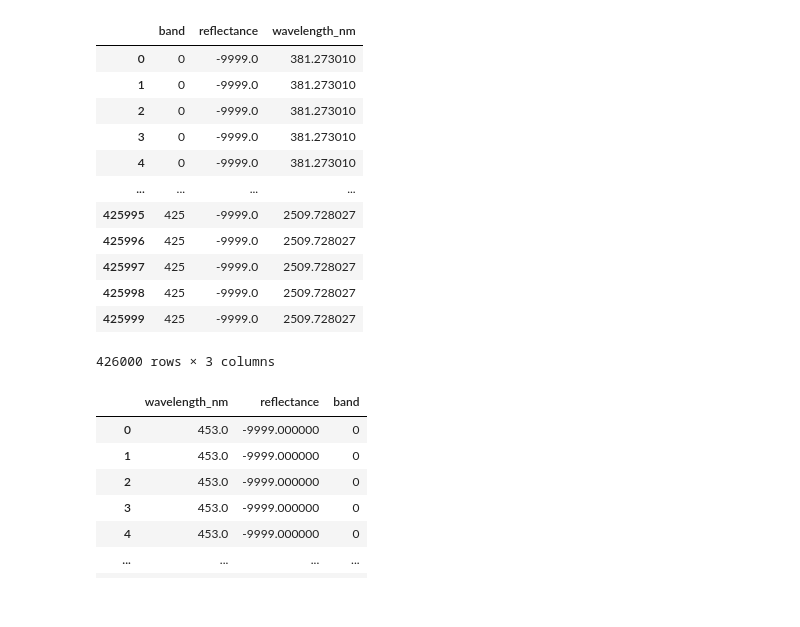
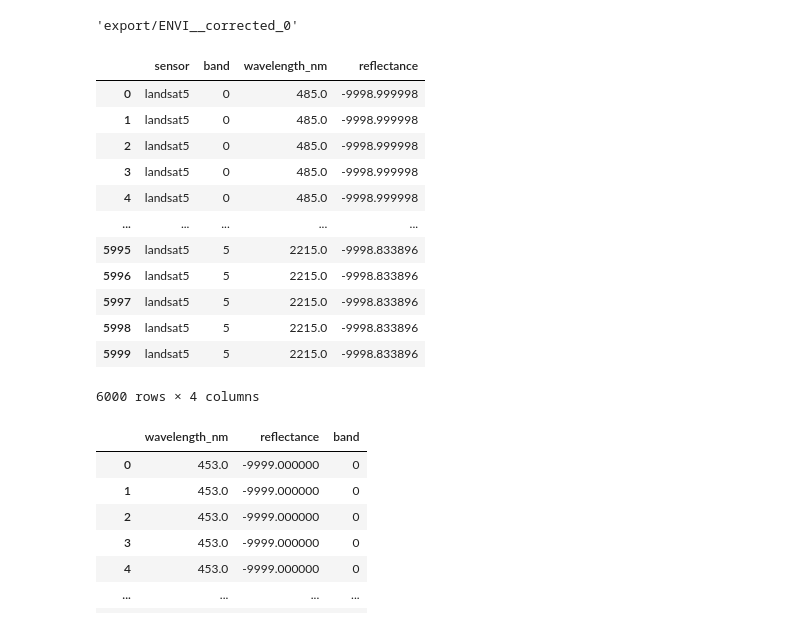
Before and after one commit to earthlab/cross-sensor-cal, a Jupyter notebook: plot_resample.ipynb, the cells around one changed output. Drawn from its saved outputs; the diff is of its cells as text; code cells hidden in the pictures.

```diff
--- a/plot_resample.ipynb
+++ b/plot_resample.ipynb
@@ -76,6 +76,10 @@ results
          [255, 255, 255, ..., 255, 255, 255],
          [255, 255, 255, ..., 255, 255, 255]], dtype=uint8),
   'wavelengths': None}}
+# %%
+first_key
+# %% [output]
+'export/ENVI__corrected_0'
 # %%
 import pandas as pd
 import numpy as np
@@ -135,26 +139,56 @@ if data is not None:
     else:
         prepared_data = data
         # Process the prepared data as needed
+# %%
+def access_or_prepare_data(results, index):
+    keys = list(results.keys())
+    if index < 0 or index >= len(keys):
+        print("Index out of range")
+        return None
+
+    first_key = keys[index]
+    spectral_data = results[first_key]['spectral_data']
+    wavelengths = results[first_key]['wavelengths']
+
+    if index < 4:
+        df_spectral_data = pd.DataFrame(spectral_data, columns=wavelengths.astype(str))
+        long_df = pd.melt(df_spectral_data, var_name="wavelength_nm", value_name="reflectance")
+        waves = pd.DataFrame(wavelengths, columns=["wavelength_nm"])
+        waves['band'] = range(len(waves))
+        long_df["wavelength_nm"] = pd.to_numeric(long_df["wavelength_nm"])
+        merged_data = pd.merge(long_df, waves, on='wavelength_nm')
+        # Add a label column to the merged data
+        first_key = keys[index].replace("export/resample_", "")  # Modified here to remove "export/"
+        merged_data['sensor'] = first_key
+        merged_data = merged_data.reindex(columns=['sensor', 'band', 'wavelength_nm', 'reflectance'])
+        return merged_data
+    else:
+        merged_data = prepare_spectral_data(spectral_data, wavelengths)
+        # Add a label column to the merged data
+        first_key = keys[index].replace("export/", "")  # Modified here to remove "export/"
+        merged_data['sensor'] = first_key
+        merged_data = merged_data.reindex(columns=['sensor', 'band', 'wavelength_nm', 'reflectance'])
+        return merged_data
 # %%
 # Replace 'results' with your actual dictionary variable
-prepared_or_accessed_data = access_or_prepare_data(results, 4)
+prepared_or_accessed_data = access_or_prepare_data(results, 0)
 
 # Now, 'prepared_or_accessed_data' contains the data you need
 prepared_or_accessed_data
 # %% [output]
-|  | band | reflectance | wavelength_nm |
-| 0 | 0 | -9999.0 | 381.273010 |
-| 1 | 0 | -9999.0 | 381.273010 |
-| 2 | 0 | -9999.0 | 381.273010 |
-| 3 | 0 | -9999.0 | 381.273010 |
-| 4 | 0 | -9999.0 | 381.273010 |
-| ... | ... | ... | ... |
-| 425995 | 425 | -9999.0 | 2509.728027 |
-| 425996 | 425 | -9999.0 | 2509.728027 |
-| 425997 | 425 | -9999.0 | 2509.728027 |
-| 425998 | 425 | -9999.0 | 2509.728027 |
-| 425999 | 425 | -9999.0 | 2509.728027 |
+|  | sensor | band | wavelength_nm | reflectance |
+| 0 | landsat5 | 0 | 485.0 | -9998.999998 |
+| 1 | landsat5 | 0 | 485.0 | -9998.999998 |
+| 2 | landsat5 | 0 | 485.0 | -9998.999998 |
+| 3 | landsat5 | 0 | 485.0 | -9998.999998 |
+| 4 | landsat5 | 0 | 485.0 | -9998.999998 |
+| ... | ... | ... | ... | ... |
+| 5995 | landsat5 | 5 | 2215.0 | -9998.833896 |
+| 5996 | landsat5 | 5 | 2215.0 | -9998.833896 |
+| 5997 | landsat5 | 5 | 2215.0 | -9998.833896 |
+| 5998 | landsat5 | 5 | 2215.0 | -9998.833896 |
+| 5999 | landsat5 | 5 | 2215.0 | -9998.833896 |
-426000 rows × 3 columns
+6000 rows × 4 columns
 # %%
 import pandas as pd
 import numpy as np
```
